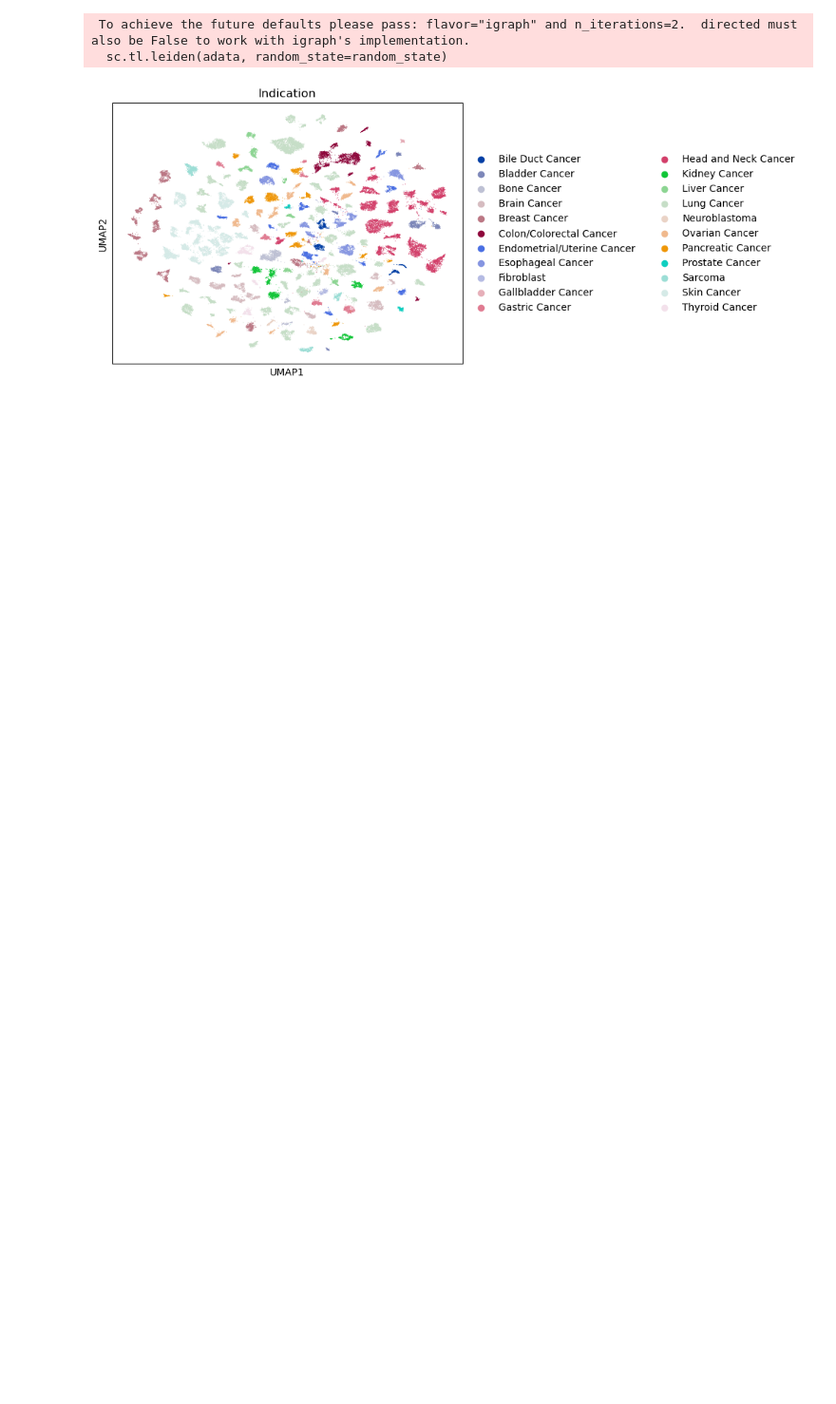
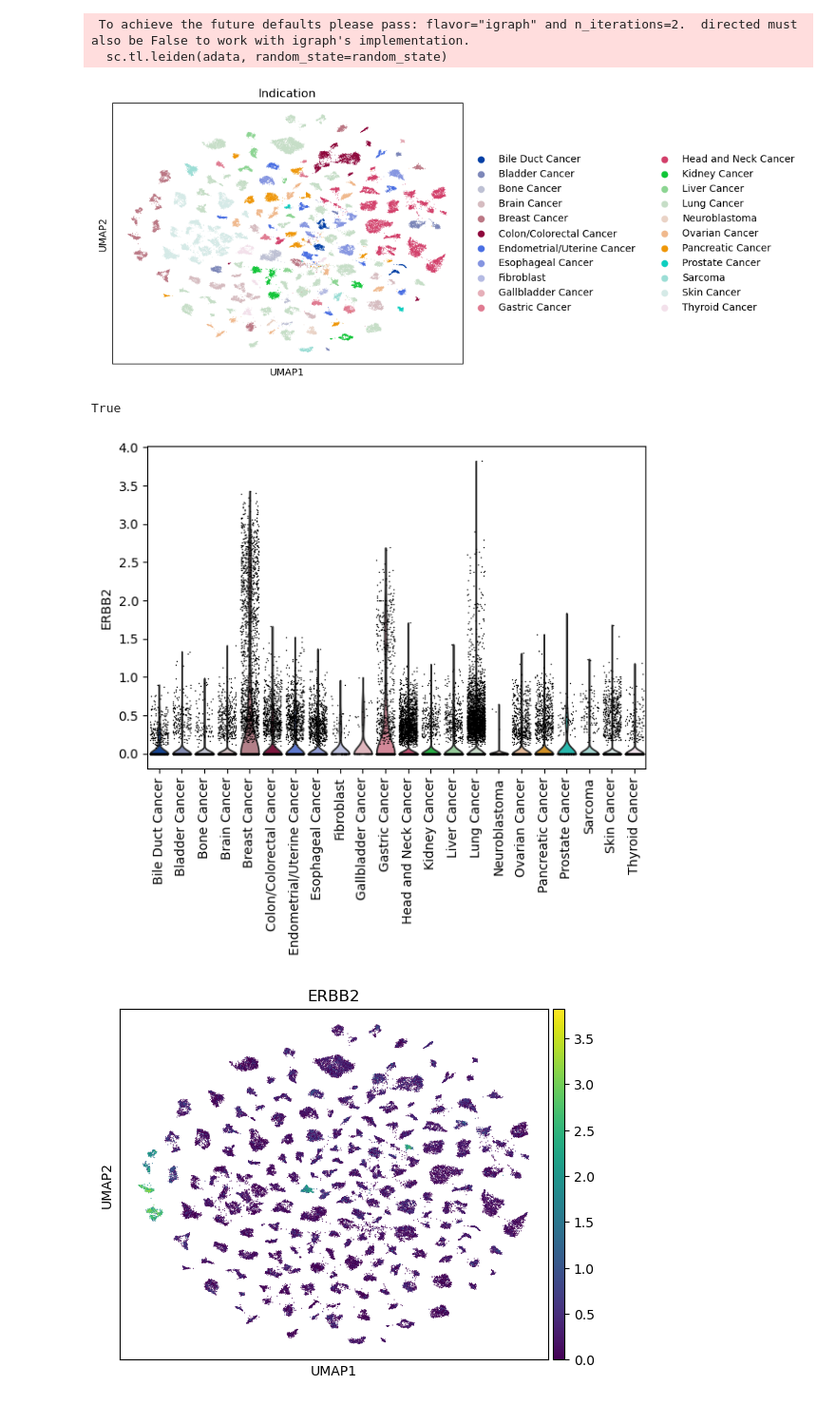
Before and after one commit to priyalT/Kinker-, a Jupyter notebook: analysis/240702_kinker_scanpy.ipynb, the cells around one changed output. Shown at 95% size. Drawn from its saved outputs; the diff is of its cells as text; code cells hidden in the pictures; blank space fills up the shorter version.

Commit message:
Added file including VEGFA and ERBB2 analysis

```diff
--- a/analysis/240702_kinker_scanpy.ipynb
+++ b/analysis/240702_kinker_scanpy.ipynb
@@ -30,3 +30,14 @@ adata = BasicScanpyPreprocessing(adata, n_top_genes=2000, n_neighbors=10, n_pcs=
 sc.pl.umap(adata, color=['Indication'])
 # %% [output]
 [figure]
+# %%
+#Exploring ERBB2 expression
+'ERBB2' in adata.var_names
+# %% [output]
+True
+# %%
+sc.pl.violin(adata, keys='ERBB2', groupby='Indication', rotation=90, jitter=0.4)
+sc.pl.umap(adata, color=['ERBB2'])
+# %% [output]
+[figure, added]
+[figure, added]
```
Also changed, not shown: parts of 6 cells of this notebook.
